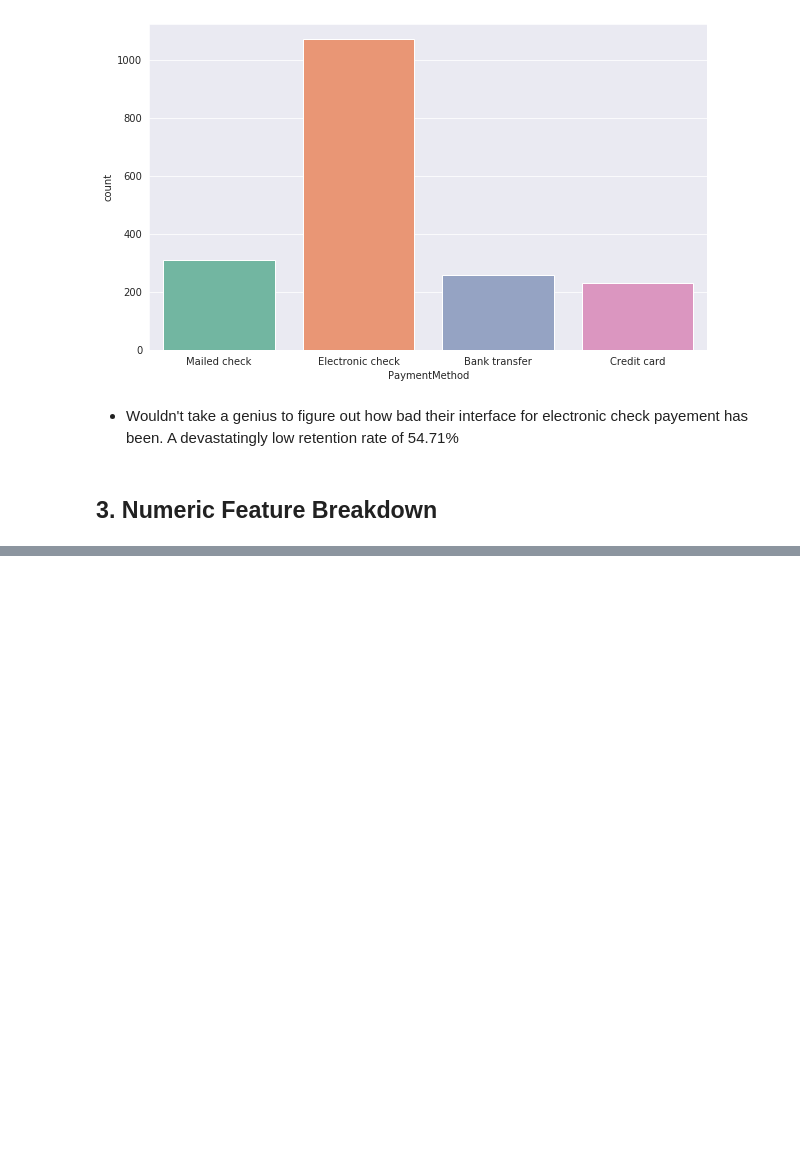
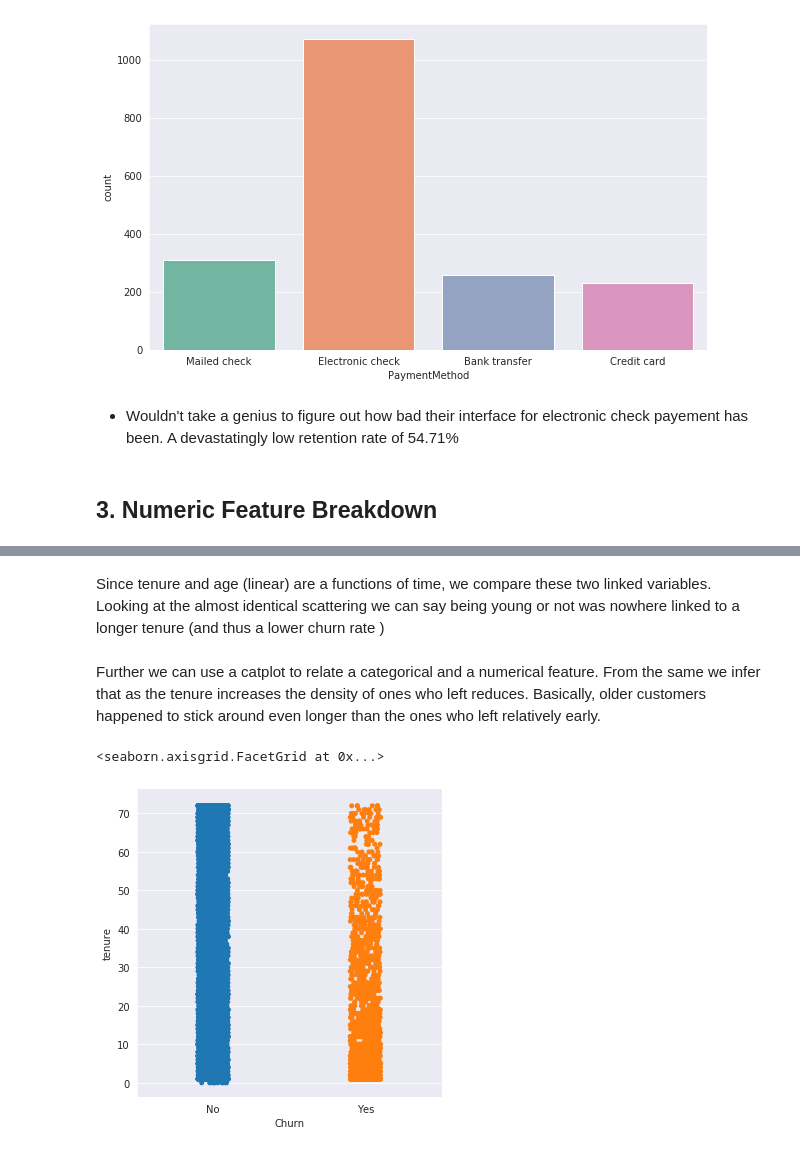
Before and after one commit to macencheez/eda-taskphase-shreesh, a Jupyter notebook: telco-customer-churn/analysis_nb.ipynb, the cells around one changed output, grey strips where cells are left out. Drawn from its saved outputs; the diff is of its cells as text; code cells hidden in the pictures; blank space fills up the shorter version.

```diff
--- a/telco-customer-churn/analysis_nb.ipynb
+++ b/telco-customer-churn/analysis_nb.ipynb
@@ -240,0 +248,9 @@ dataset[num_feat].describe()
+# %% [markdown]
+Since tenure and age (linear) are a functions of time, we compare these two linked variables. Looking at the almost identical scattering we can say being young or not was nowhere linked to a longer tenure (and thus a lower churn rate )
+# %% [markdown]
+Further we can use a catplot to relate a categorical and a numerical feature. From the same we infer that as the tenure increases the density of ones who left reduces. Basically, older customers happened to stick around even longer than the ones who left relatively early.
+# %%
+sns.catplot(x='Churn', y='tenure',data=dataset)
+# %% [output]
+<seaborn.axisgrid.FacetGrid at 0x...>
+[figure, added]
```
Also changed, not shown: parts of 7 cells of this notebook.
